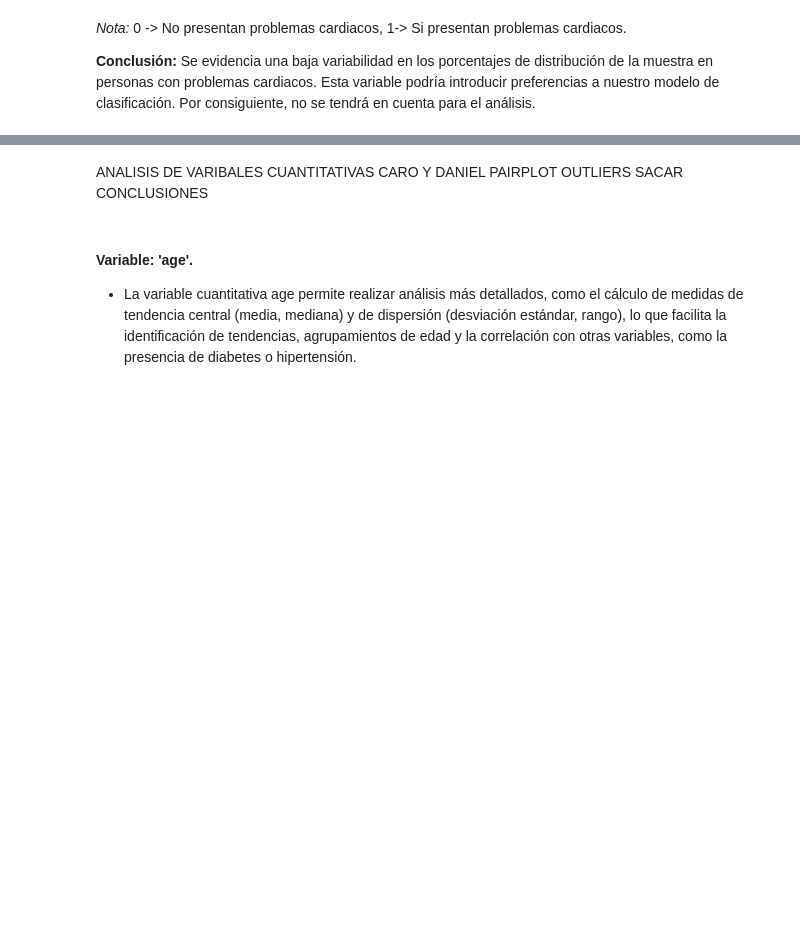
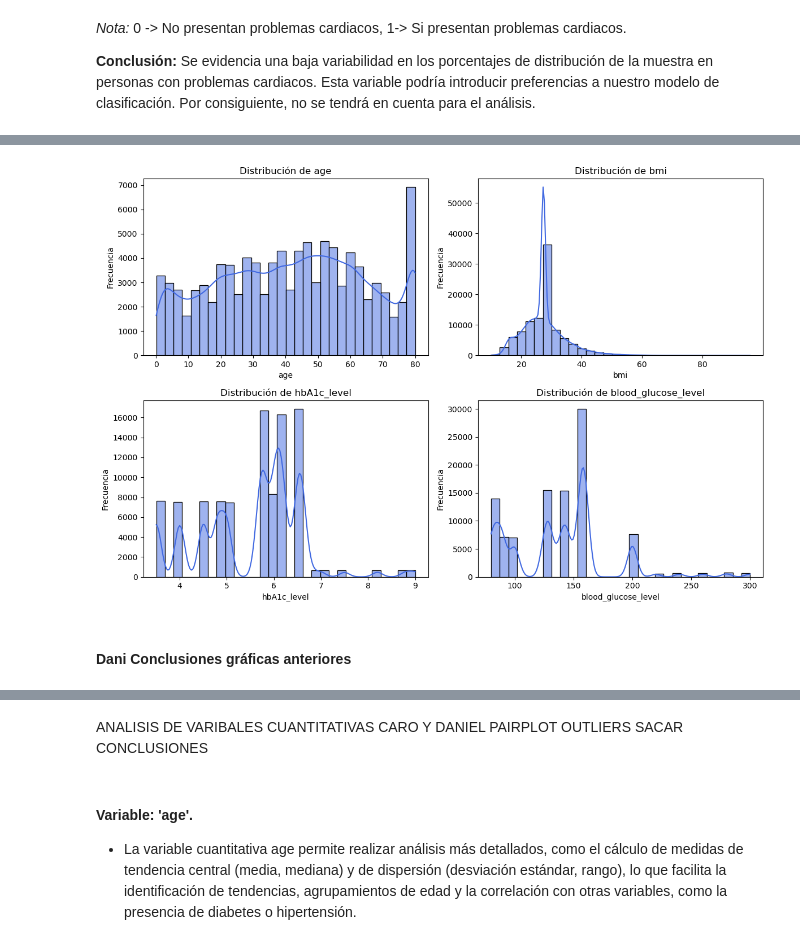
Before and after one commit to JuanMarting/EDA, a Jupyter notebook: Trabajo_final_EDA.ipynb, the cells around one changed output, grey strips where cells are left out. Cells and saved outputs as stored; diff of their text form; code cells hidden in the pictures; blank space fills up the shorter version.

Commit message:
variables_cuantitativas

```diff
--- a/Trabajo_final_EDA.ipynb
+++ b/Trabajo_final_EDA.ipynb
@@ -404,0 +411,22 @@ De manera individual cada variable:
+# %%
+# Seleccionar variables continuas para análisis
+continuous_vars = ["age", "bmi", "hbA1c_level", "blood_glucose_level"]
+
+# Configurar el tamaño de la figura
+plt.figure(figsize=(12, 8))
+
+# Crear histogramas con distribución de densidad (KDE)
+for i, col in enumerate(continuous_vars, 1):
+    plt.subplot(2, 2, i)
+    sns.histplot(df[col], bins=30, kde=True, color="royalblue")
+    plt.title(f"Distribución de {col}")
+    plt.xlabel(col)
+    plt.ylabel("Frecuencia")
+
+# Ajustar el diseño y mostrar la gráfica
+plt.tight_layout()
+plt.show()
+# %% [output]
+[figure, added]
+# %% [markdown]
+#### Dani Conclusiones gráficas anteriores
```
Also changed, not shown: parts of 33 cells of this notebook.
